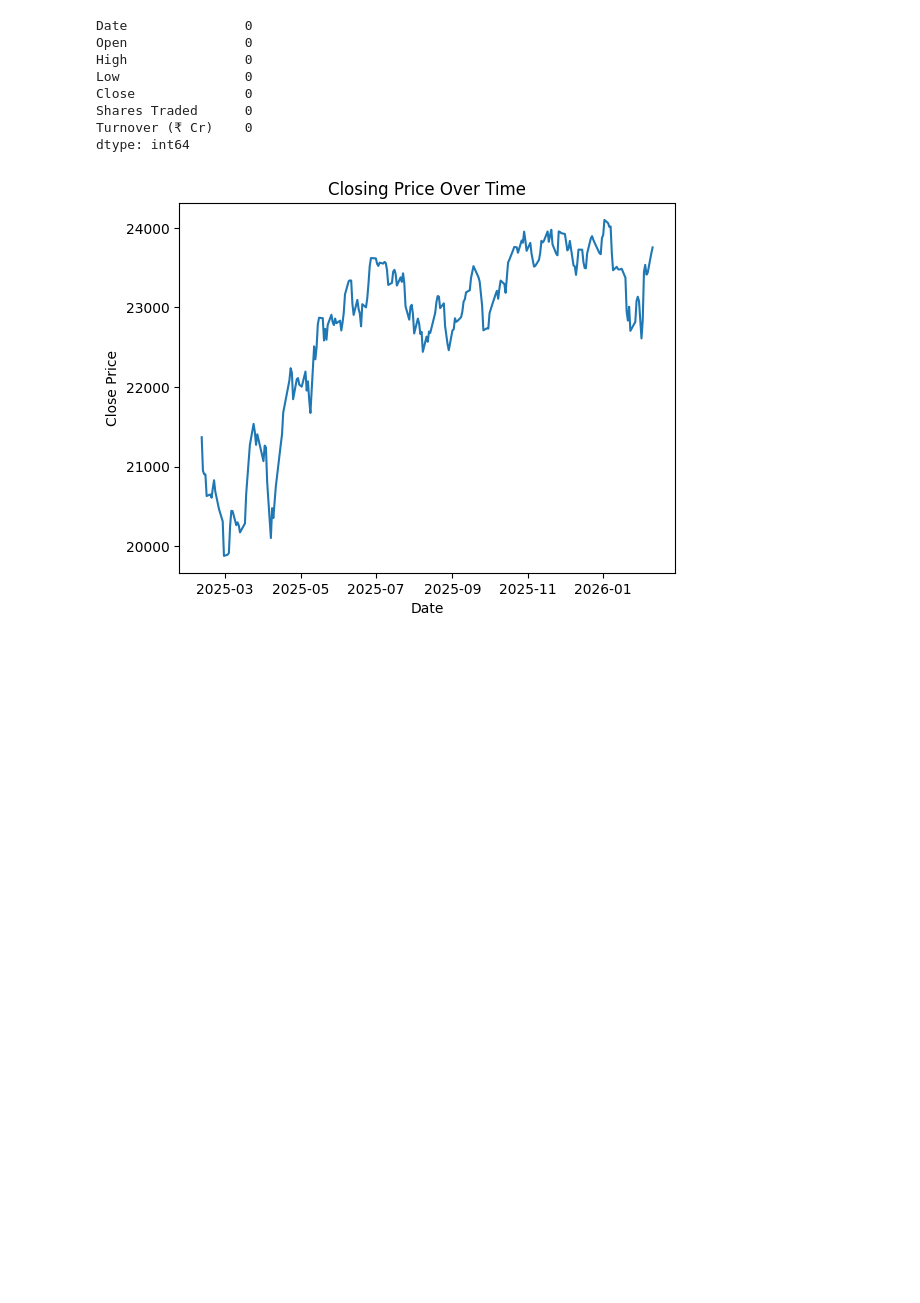
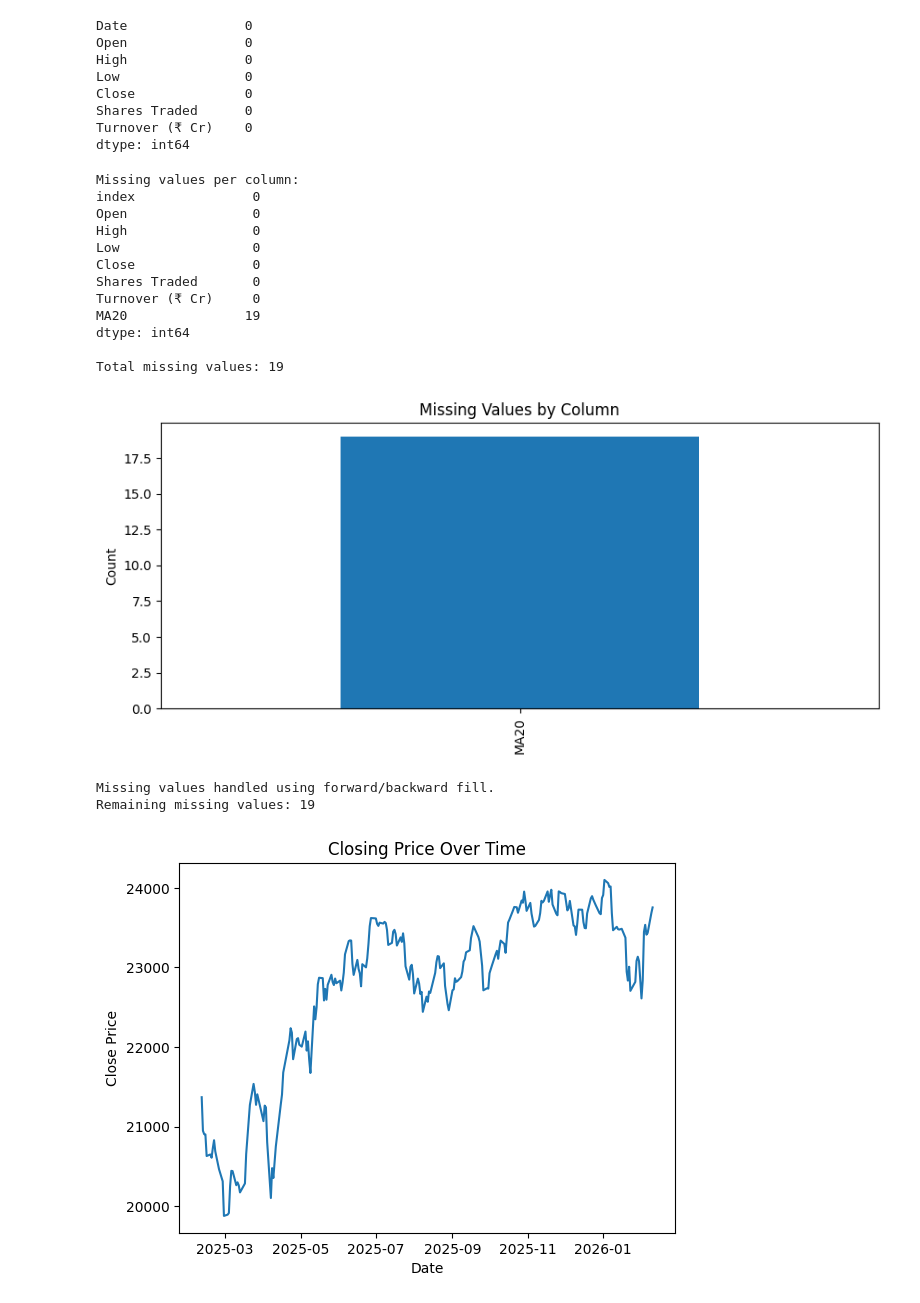
Before and after one commit to Sathwik-Hebbar/StockTrendAI, a Jupyter notebook: notebooks/EDA.ipynb, the cells around one changed output. Saved outputs shown, nothing was run; the diff lists cells and outputs as text; code cells hidden in the pictures; blank space fills up the shorter version.

```diff
--- a/notebooks/EDA.ipynb
+++ b/notebooks/EDA.ipynb
@@ -45,6 +45,49 @@ df.reset_index(inplace=True, drop=False)
 df.columns = df.columns.str.strip()
 df['Date'] = pd.to_datetime(df['Date'], format='%d-%b-%y')
 df.set_index('Date', inplace=True)
+# %%
+# Check for missing values
+missing_values = df.isnull().sum()
+print("Missing values per column:")
+print(missing_values)
+print(f"\nTotal missing values: {missing_values.sum()}")
+
+# Visualize missing values if any exist
+if missing_values.sum() > 0:
+    plt.figure(figsize=(10, 4))
+    missing_values[missing_values > 0].plot(kind='bar')
+    plt.title('Missing Values by Column')
+    plt.ylabel('Count')
+    plt.show()
+else:
+    print("\nNo missing values found in the dataset.")
+# %% [output]
+Missing values per column:
+index               0
+Open                0
+High                0
+Low                 0
+Close               0
+Shares Traded       0
+Turnover (₹ Cr)     0
+MA20               19
+dtype: int64
+
+Total missing values: 19
+[figure, added]
+# %%
+# Handle missing values if present
+if df.isnull().sum().sum() > 0:
+    df.ffill()
+    df.bfill()
+
+    print("Missing values handled using forward/backward fill.")
+    print(f"Remaining missing values: {df.isnull().sum().sum()}")
+else:
+    print("No missing values to handle.")
+# %% [output]
+Missing values handled using forward/backward fill.
+Remaining missing values: 19
 # %%
 plt.figure()
 plt.plot(df['Close'])
```
Also changed, not shown: parts of 10 cells of this notebook, 5 other files.
